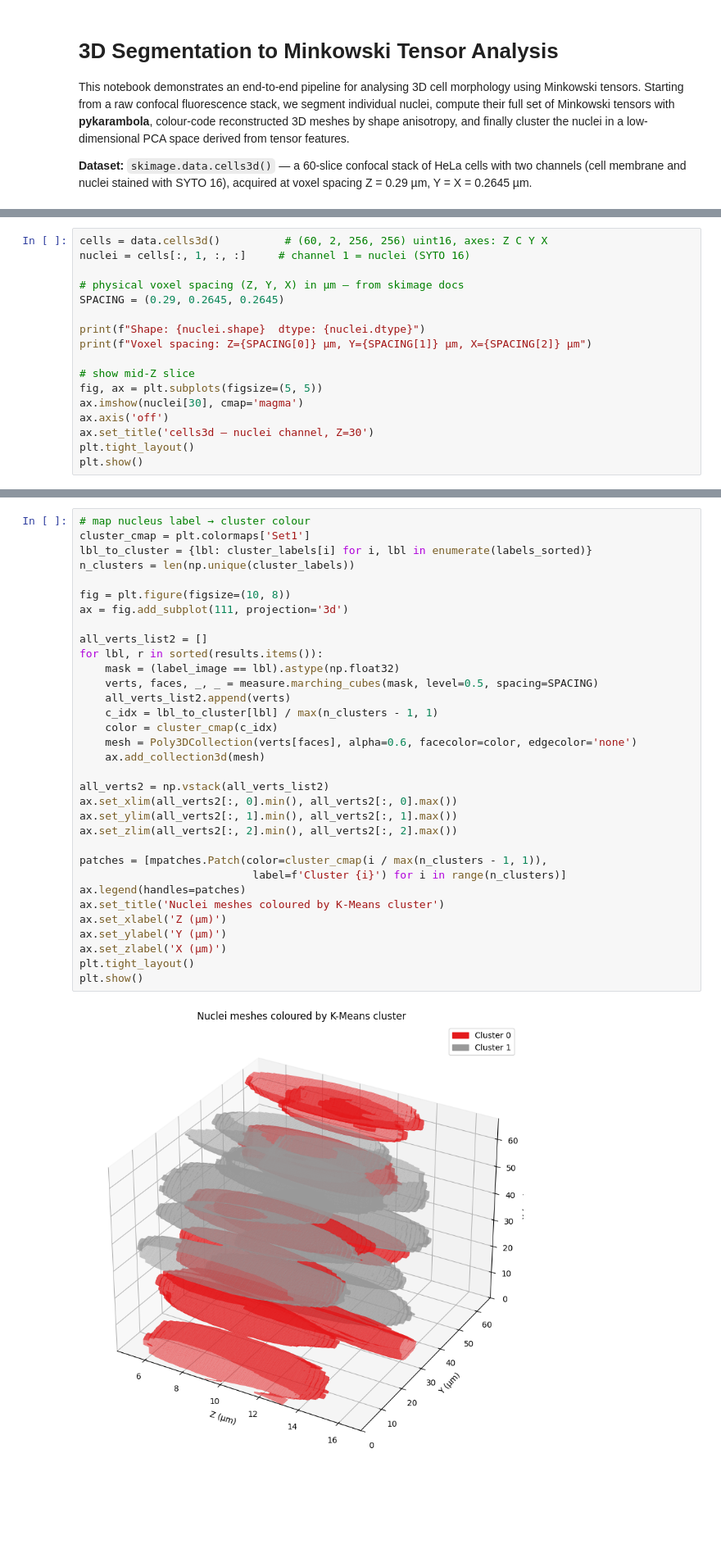
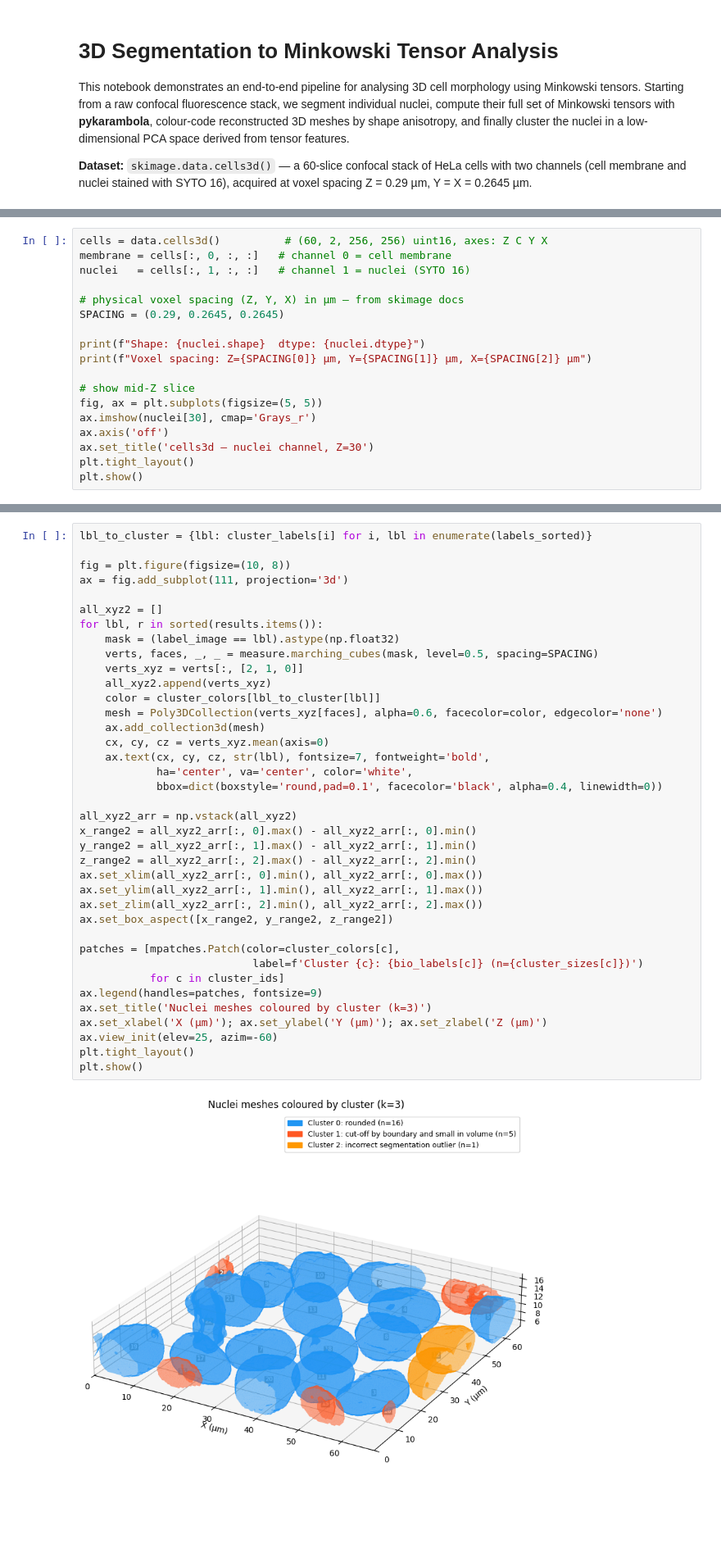
Before and after one commit to Ishihara-SynthMorph/pykarambola, a Jupyter notebook: examples/segmentation_to_tensors.ipynb, the cells around one changed output, grey strips where cells are left out. Shown at 82% size. Cells and saved outputs as stored; diff of their text form; blank space fills up the shorter version.

```diff
--- a/examples/segmentation_to_tensors.ipynb
+++ b/examples/segmentation_to_tensors.ipynb
@@ -17,7 +19,8 @@ from sklearn.cluster import KMeans
 import pykarambola as pk
 # %%
 cells = data.cells3d()          # (60, 2, 256, 256) uint16, axes: Z C Y X
-nuclei = cells[:, 1, :, :]     # channel 1 = nuclei (SYTO 16)
+membrane = cells[:, 0, :, :]   # channel 0 = cell membrane
+nuclei   = cells[:, 1, :, :]   # channel 1 = nuclei (SYTO 16)
 
 # physical voxel spacing (Z, Y, X) in µm — from skimage docs
 SPACING = (0.29, 0.2645, 0.2645)
@@ -27,7 +30,7 @@ print(f"Voxel spacing: Z={SPACING[0]} µm, Y={SPACING[1]} µm, X={SPACING[2]} µ
 
 # show mid-Z slice
 fig, ax = plt.subplots(figsize=(5, 5))
-ax.imshow(nuclei[30], cmap='magma')
+ax.imshow(nuclei[30], cmap='Grays_r')
 ax.axis('off')
 ax.set_title('cells3d — nuclei channel, Z=30')
 plt.tight_layout()
@@ -179,35 +384,40 @@ plt.show()
 # %%
-# map nucleus label → cluster colour
-cluster_cmap = plt.colormaps['Set1']
 lbl_to_cluster = {lbl: cluster_labels[i] for i, lbl in enumerate(labels_sorted)}
-n_clusters = len(np.unique(cluster_labels))
 
 fig = plt.figure(figsize=(10, 8))
 ax = fig.add_subplot(111, projection='3d')
 
-all_verts_list2 = []
+all_xyz2 = []
 for lbl, r in sorted(results.items()):
     mask = (label_image == lbl).astype(np.float32)
     verts, faces, _, _ = measure.marching_cubes(mask, level=0.5, spacing=SPACING)
-    all_verts_list2.append(verts)
-    c_idx = lbl_to_cluster[lbl] / max(n_clusters - 1, 1)
-    color = cluster_cmap(c_idx)
-    mesh = Poly3DCollection(verts[faces], alpha=0.6, facecolor=color, edgecolor='none')
+    verts_xyz = verts[:, [2, 1, 0]]
+    all_xyz2.append(verts_xyz)
+    color = cluster_colors[lbl_to_cluster[lbl]]
+    mesh = Poly3DCollection(verts_xyz[faces], alpha=0.6, facecolor=color, edgecolor='none')
     ax.add_collection3d(mesh)
+    cx, cy, cz = verts_xyz.mean(axis=0)
+    ax.text(cx, cy, cz, str(lbl), fontsize=7, fontweight='bold',
+            ha='center', va='center', color='white',
+            bbox=dict(boxstyle='round,pad=0.1', facecolor='black', alpha=0.4, linewidth=0))
 
-all_verts2 = np.vstack(all_verts_list2)
-ax.set_xlim(all_verts2[:, 0].min(), all_verts2[:, 0].max())
-ax.set_ylim(all_verts2[:, 1].min(), all_verts2[:, 1].max())
-ax.set_zlim(all_verts2[:, 2].min(), all_verts2[:, 2].max())
+all_xyz2_arr = np.vstack(all_xyz2)
+x_range2 = all_xyz2_arr[:, 0].max() - all_xyz2_arr[:, 0].min()
+y_range2 = all_xyz2_arr[:, 1].max() - all_xyz2_arr[:, 1].min()
+z_range2 = all_xyz2_arr[:, 2].max() - all_xyz2_arr[:, 2].min()
+ax.set_xlim(all_xyz2_arr[:, 0].min(), all_xyz2_arr[:, 0].max())
+ax.set_ylim(all_xyz2_arr[:, 1].min(), all_xyz2_arr[:, 1].max())
+ax.set_zlim(all_xyz2_arr[:, 2].min(), all_xyz2_arr[:, 2].max())
+ax.set_box_aspect([x_range2, y_range2, z_range2])
 
-patches = [mpatches.Patch(color=cluster_cmap(i / max(n_clusters - 1, 1)),
-                           label=f'Cluster {i}') for i in range(n_clusters)]
-ax.legend(handles=patches)
-ax.set_title('Nuclei meshes coloured by K-Means cluster')
-ax.set_xlabel('Z (µm)')
-ax.set_ylabel('Y (µm)')
-ax.set_zlabel('X (µm)')
+patches = [mpatches.Patch(color=cluster_colors[c],
+                           label=f'Cluster {c}: {bio_labels[c]} (n={cluster_sizes[c]})')
+           for c in cluster_ids]
+ax.legend(handles=patches, fontsize=9)
+ax.set_title('Nuclei meshes coloured by cluster (k=3)')
+ax.set_xlabel('X (µm)'); ax.set_ylabel('Y (µm)'); ax.set_zlabel('Z (µm)')
+ax.view_init(elev=25, azim=-60)
 plt.tight_layout()
 plt.show()
 # %% [output]
-[figure, old version]
+[figure, new version]
```
Also changed, not shown: parts of 16 cells of this notebook, 1 other file.
